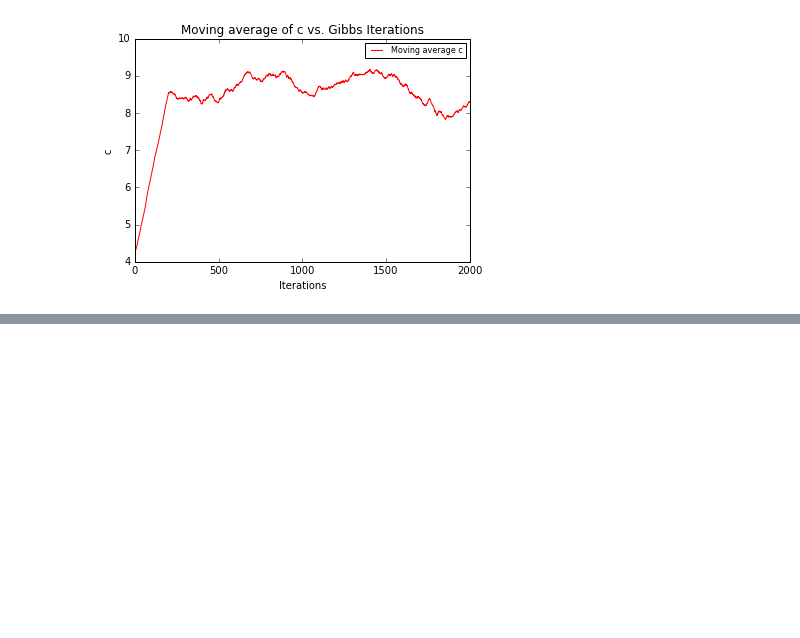
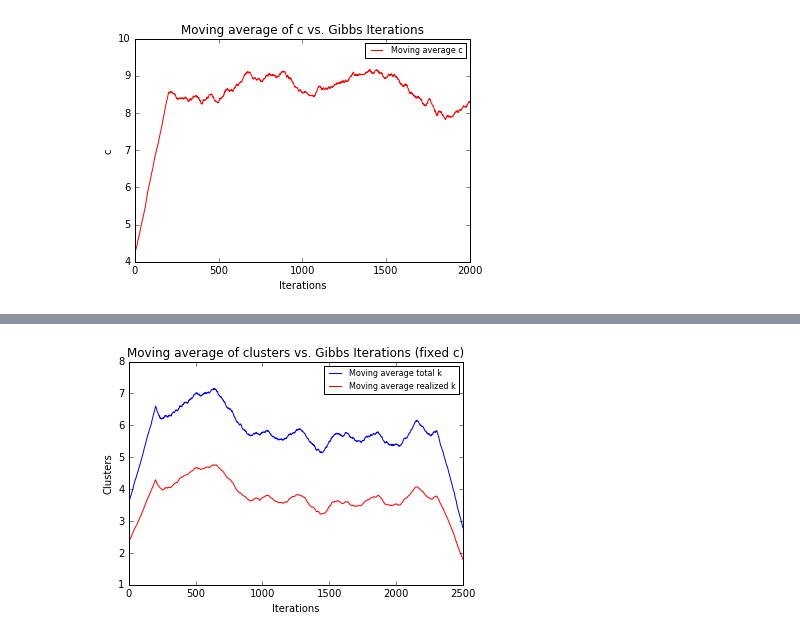
Before and after one commit to Dienofail/DP_slice_sampling, a Jupyter notebook: slice_sampling_dirichlet_process.ipynb, the cells around one changed output, grey strips where cells are left out. Cells and saved outputs as stored; diff of their text form; code cells hidden in the pictures; blank space fills up the shorter version.

```diff
--- a/slice_sampling_dirichlet_process.ipynb
+++ b/slice_sampling_dirichlet_process.ipynb
@@ -818,0 +1024,15 @@ What if we fix $c$? (Fix $c = 2$)
+# %%
+
+plt.clf()
+#plt.scatter(np.arange(len(active_ks)), active_ks)
+
+plt.plot(np.arange(len(active_ks)), movingaverage(total_ks, 400), 'b-', label='Moving average total k')
+plt.plot(np.arange(len(active_ks)), movingaverage(active_ks, 400), 'r-', label='Moving average realized k')
+plt.xlabel('Iterations')
+plt.ylabel('Clusters')
+plt.xlim((0,2500))
+plt.legend(prop={'size':8})
+plt.title('Moving average of clusters vs. Gibbs Iterations (fixed c)')
+plt.savefig('var_7.png', dpi=500)
+# %% [output]
+[figure, added]
```
Also changed, not shown: parts of 3 cells of this notebook, 2 other files.
